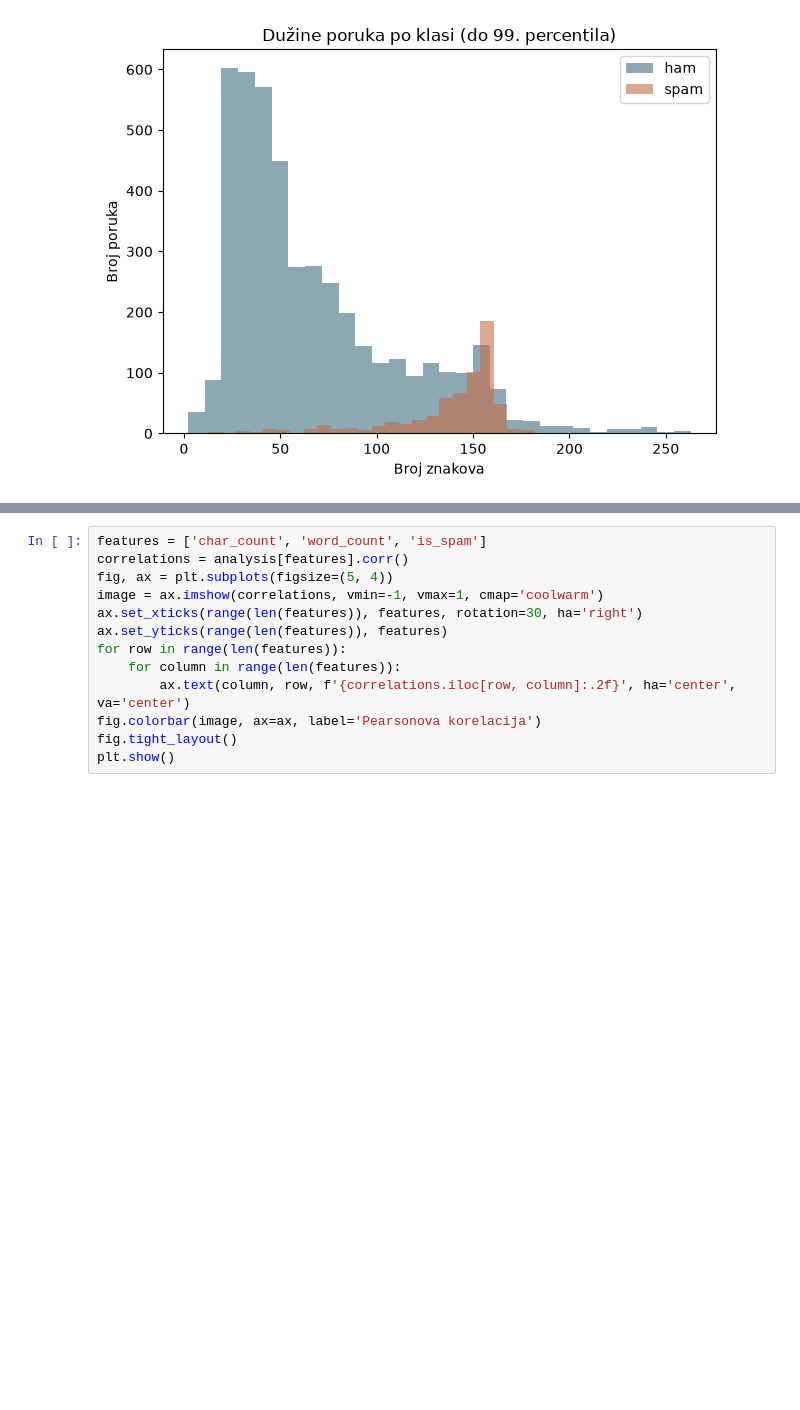
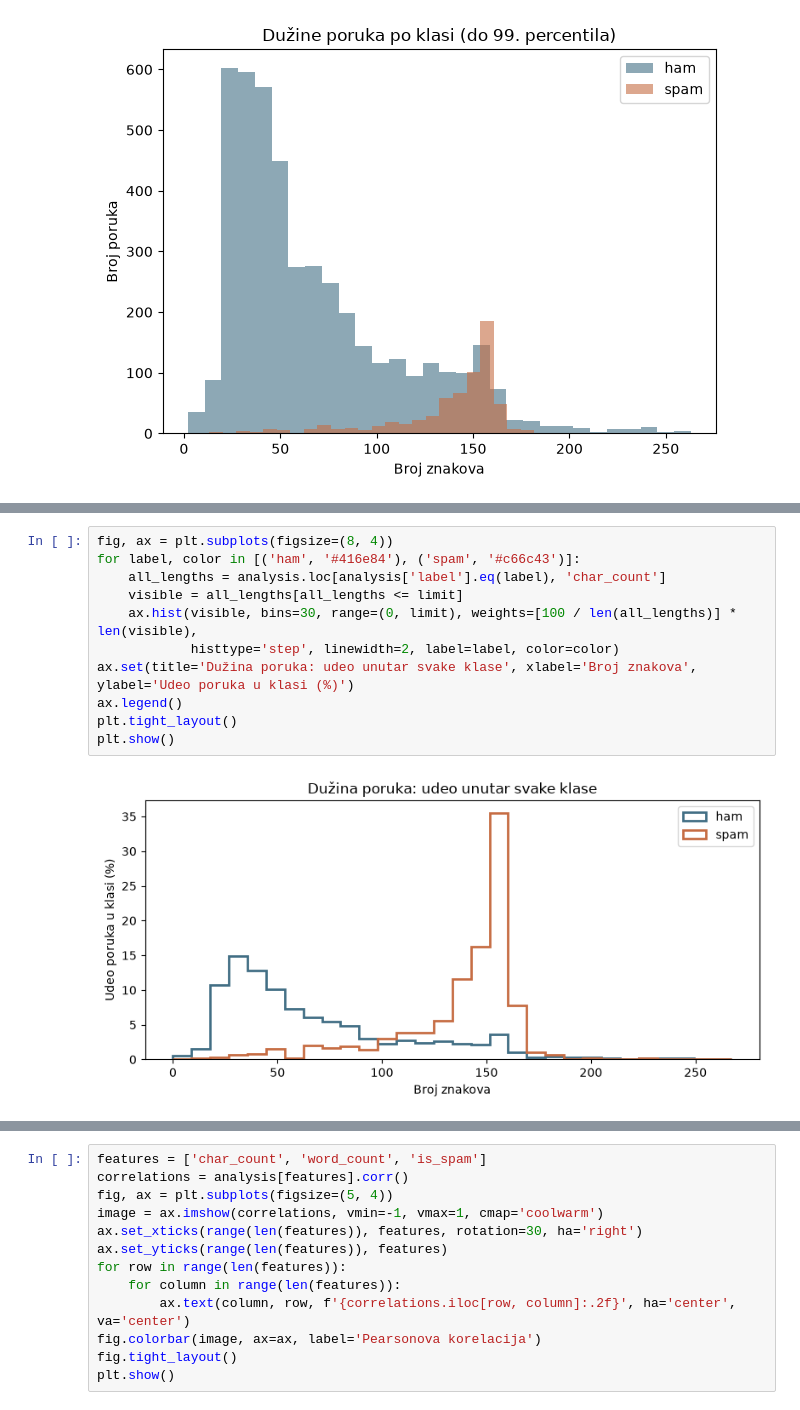
Before and after one commit to bogdanm01/SMS-Spam-Detection, a Jupyter notebook: notebooks/01_data_analysis.ipynb, the cells around one changed output, grey strips where cells are left out. Drawn from its saved outputs; the diff is of its cells as text; blank space fills up the shorter version.

```diff
--- a/notebooks/02_eda_preprocessing.ipynb
+++ b/notebooks/01_data_analysis.ipynb
@@ -114 +167,14 @@ Najduža poruka: 910 znakova; prikaz do 99. percentila: 267
+# %%
+fig, ax = plt.subplots(figsize=(8, 4))
+for label, color in [('ham', '#416e84'), ('spam', '#c66c43')]:
+    all_lengths = analysis.loc[analysis['label'].eq(label), 'char_count']
+    visible = all_lengths[all_lengths <= limit]
+    ax.hist(visible, bins=30, range=(0, limit), weights=[100 / len(all_lengths)] * len(visible),
+            histtype='step', linewidth=2, label=label, color=color)
+ax.set(title='Dužina poruka: udeo unutar svake klase', xlabel='Broj znakova', ylabel='Udeo poruka u klasi (%)')
+ax.legend()
+plt.tight_layout()
+plt.show()
+# %% [output]
+[figure, added]
 # %% [markdown]
```
Also changed, not shown: parts of 22 cells of this notebook, 8 other files.
